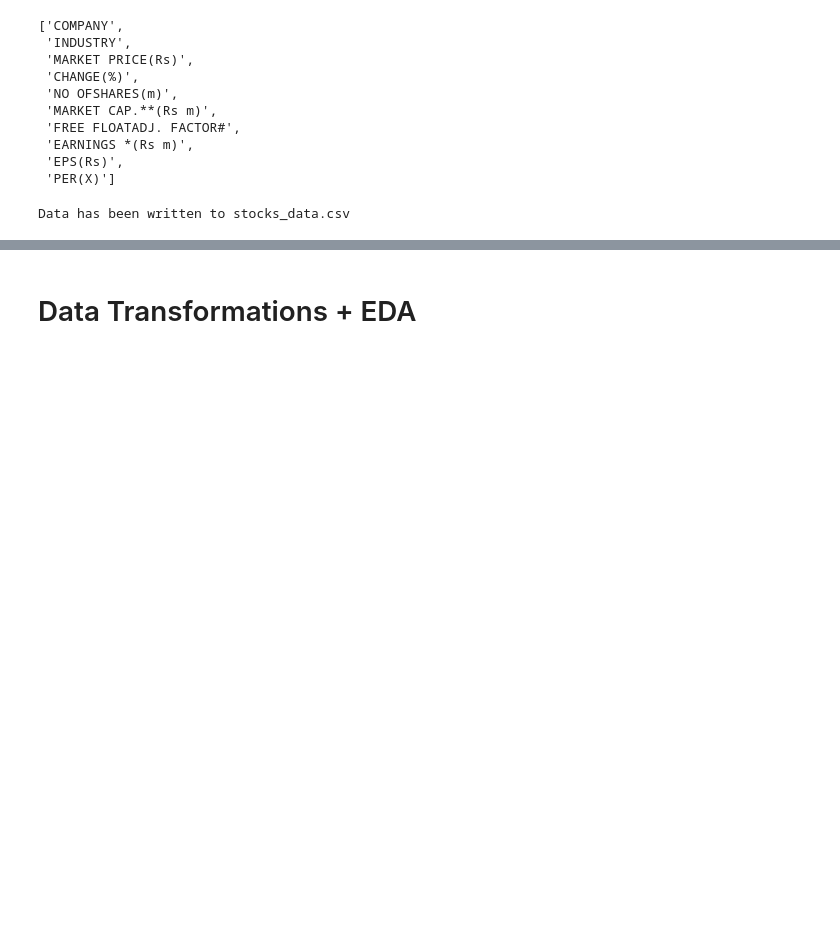
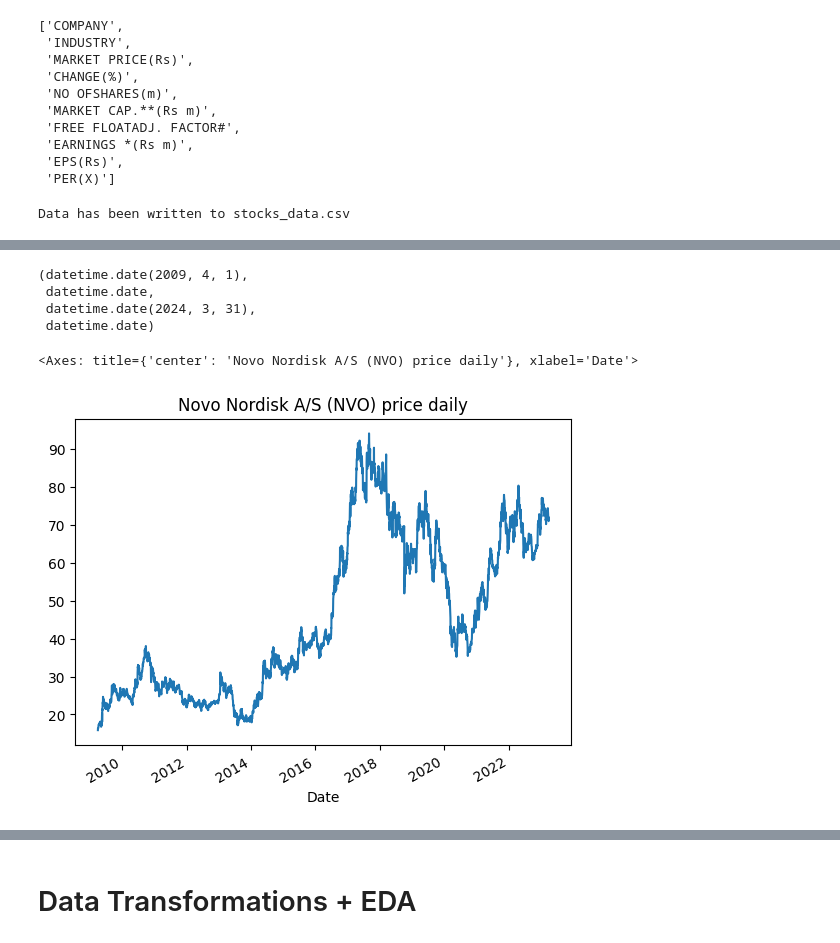
Before and after one commit to MekongDelta-mind/sma_project_repo, a Jupyter notebook: project_sma.ipynb, the cells around one changed output, grey strips where cells are left out. Cells and saved outputs as stored; diff of their text form; code cells hidden in the pictures; blank space fills up the shorter version.

Commit message:
getting deatils about one stock

```diff
--- a/project_sma.ipynb
+++ b/project_sma.ipynb
@@ -243,0 +249,7 @@ nifty50__updated_list
+# %%
+stock = nifty50__updated_list['COMPANY'][0]
+stock = "IOC.NS"
+# %%
+ioc_df = yf.download(tickers = stock, # stock name should be according to the y.finance
+                     period = "max",
+                     interval = "1d")
@@ -243,0 +278,17 @@ nifty50__updated_list
+# %%
+start, type(start), end, type(end)
+# %% [output]
+(datetime.date(2009, 4, 1),
+ datetime.date,
+ datetime.date(2024, 3, 31),
+ datetime.date)
+# %%
+# filter on date (index) period
+ioc_df_filtered_from_2009 = ioc_df[(ioc_df.index >= '2009-04-01') & (ioc_df.index <= '2023-03-31')] # from 1st april 2009 to march 31st, 2023
+ioc_df_filtered_from_2023 = ioc_df[ioc_df.index >= '2023-04-01'] # march 31st, 2023
+# %%
+# Chaining: select one column, draw a plot, of a type line
+ioc_df_filtered_from_2009['Adj Close'].plot.line(title='Novo Nordisk A/S (NVO) price daily')
+# %% [output]
+<Axes: title={'center': 'Novo Nordisk A/S (NVO) price daily'}, xlabel='Date'>
+[figure, added]
```
Also changed, not shown: parts of 19 cells of this notebook.
